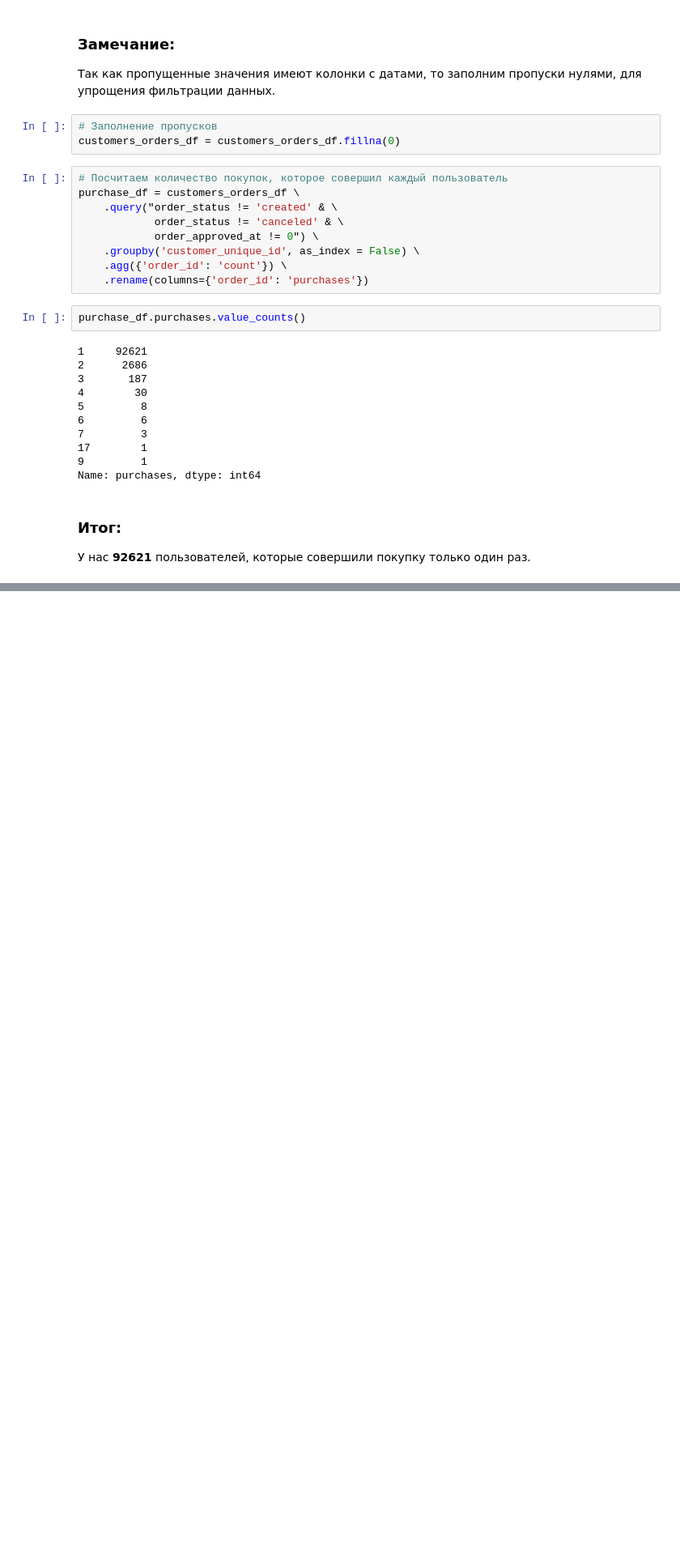
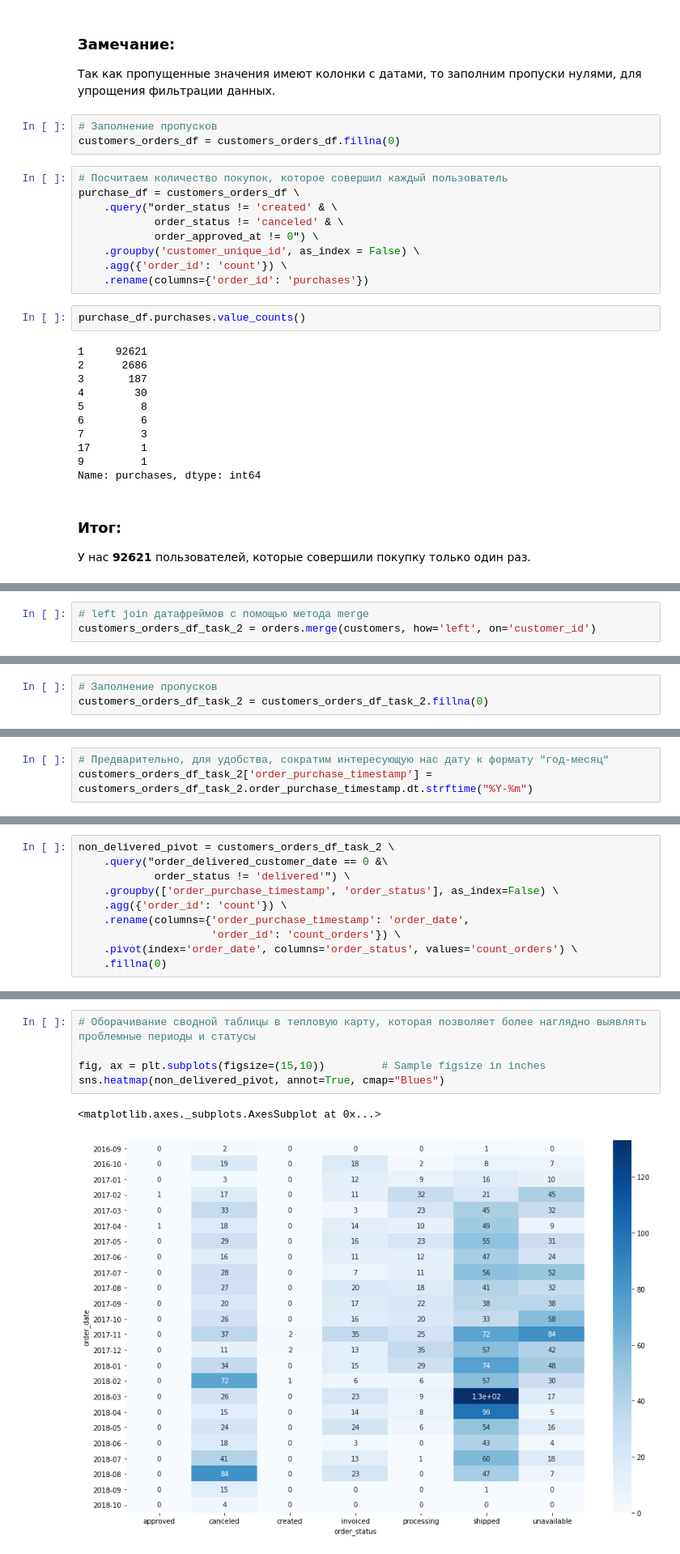
Before and after one commit to denis-abrashkin/e-commerce-analysis, a Jupyter notebook: e-com_project_github.ipynb, the cells around one changed output, grey strips where cells are left out. Shown at 81% size. Saved outputs shown, nothing was run; the diff lists cells and outputs as text; blank space fills up the shorter version.

Commit message:
Add 2 task
add notebook with 1, 2 tasks

```diff
--- a/e-com_project_github.ipynb
+++ b/e-com_project_github.ipynb
@@ -273,0 +279,3 @@ Name: purchases, dtype: int64
+# %%
+# left join датафреймов с помощью метода merge
+customers_orders_df_task_2 = orders.merge(customers, how='left', on='customer_id')
@@ -273,0 +316,3 @@ Name: purchases, dtype: int64
+# %%
+# Заполнение пропусков
+customers_orders_df_task_2 = customers_orders_df_task_2.fillna(0)
@@ -273,0 +338,3 @@ Name: purchases, dtype: int64
+# %%
+# Предварительно, для удобства, сократим интересующую нас дату к формату "год-месяц"
+customers_orders_df_task_2['order_purchase_timestamp'] = customers_orders_df_task_2.order_purchase_timestamp.dt.strftime("%Y-%m")
@@ -273,0 +343,10 @@ Name: purchases, dtype: int64
+# %%
+non_delivered_pivot = customers_orders_df_task_2 \
+    .query("order_delivered_customer_date == 0 &\
+            order_status != 'delivered'") \
+    .groupby(['order_purchase_timestamp', 'order_status'], as_index=False) \
+    .agg({'order_id': 'count'}) \
+    .rename(columns={'order_purchase_timestamp': 'order_date',
+                     'order_id': 'count_orders'}) \
+    .pivot(index='order_date', columns='order_status', values='count_orders') \
+    .fillna(0)
@@ -273,0 +361,8 @@ Name: purchases, dtype: int64
+# %%
+# Оборачивание сводной таблицы в тепловую карту, которая позволяет более наглядно выявлять проблемные периоды и статусы
+
+fig, ax = plt.subplots(figsize=(15,10))         # Sample figsize in inches
+sns.heatmap(non_delivered_pivot, annot=True, cmap="Blues")
+# %% [output]
+<matplotlib.axes._subplots.AxesSubplot at 0x...>
+[figure, added]
```
Also changed, not shown: parts of 12 cells of this notebook.
